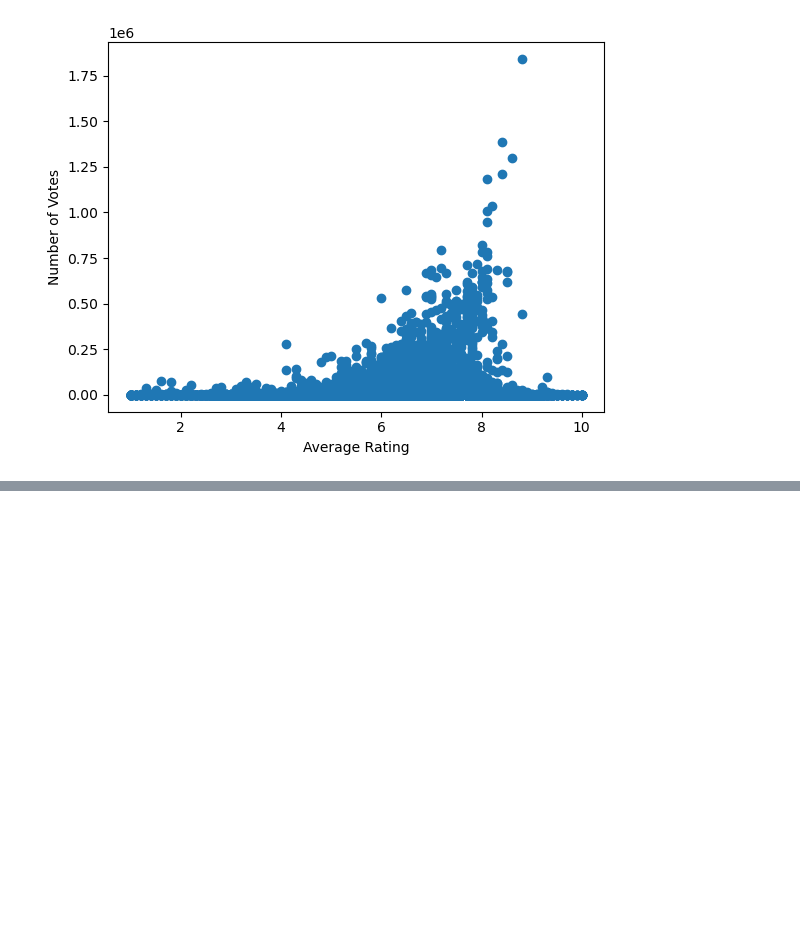
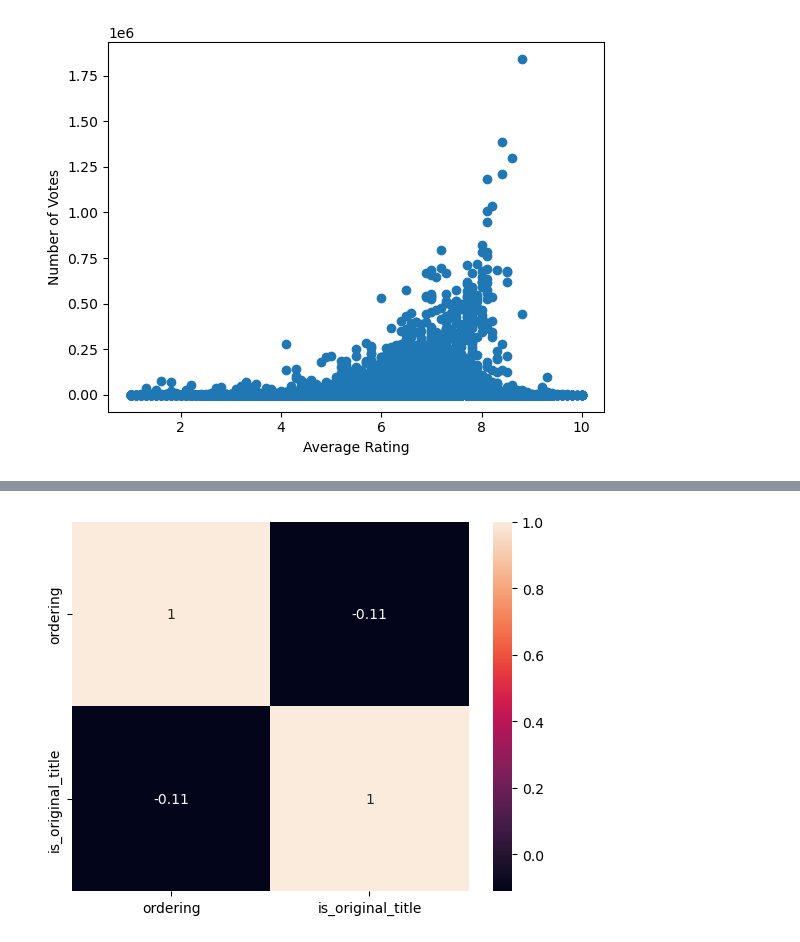
Before and after one commit to Derrick-wekesa/CineInsight-Microsoft-s-Box-Office-Breakthrough, a Jupyter notebook: data/student.ipynb, the cells around one changed output, grey strips where cells are left out. Cells and saved outputs as stored; diff of their text form; code cells hidden in the pictures; blank space fills up the shorter version.

```diff
--- a/data/student.ipynb
+++ b/data/student.ipynb
@@ -647,0 +854,5 @@ plt.show()
+# %%
+sns.heatmap(movie_akas_df.corr(), annot=True)
+plt.show()
+# %% [output]
+[figure, added]
```
Also changed, not shown: parts of 28 cells of this notebook.
